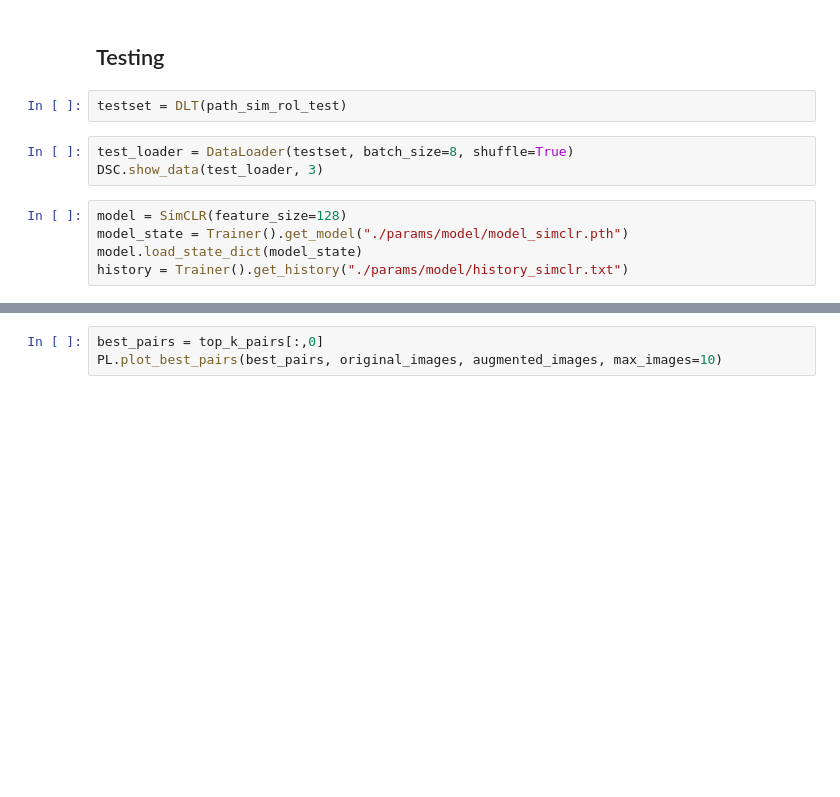
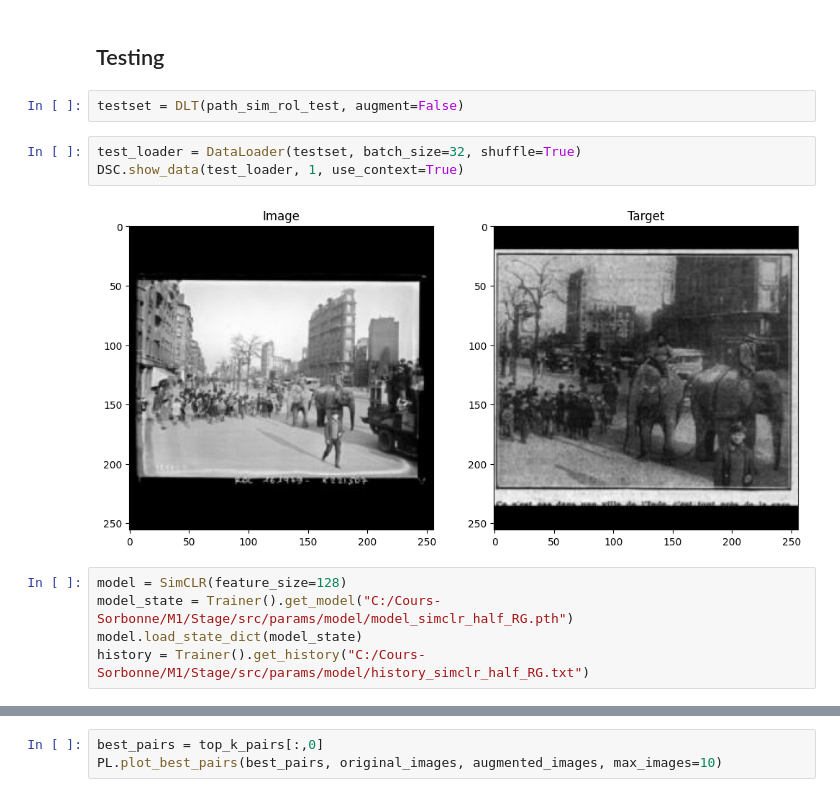
Before and after one commit to Tikai7/SimCLR-Stage, a Jupyter notebook: src/ExperimentSimCLR.ipynb, the cells around one changed output, grey strips where cells are left out. Drawn from its saved outputs; the diff is of its cells as text; blank space fills up the shorter version.

Commit message:
improved precision with half RG effect

```diff
--- a/src/ExperimentSimCLR.ipynb
+++ b/src/ExperimentSimCLR.ipynb
@@ -108,13 +85,15 @@ trainer.save("model_simclr.pth","history_simclr.txt")
 # %% [markdown]
 ## Testing
 # %%
-testset = DLT(path_sim_rol_test)
+testset = DLT(path_sim_rol_test, augment=False)
 # %%
-test_loader = DataLoader(testset, batch_size=8, shuffle=True)
-DSC.show_data(test_loader, 3)
+test_loader = DataLoader(testset, batch_size=32, shuffle=True)
+DSC.show_data(test_loader, 1, use_context=True)
+# %% [output]
+[figure, added]
 # %%
 model = SimCLR(feature_size=128)
-model_state = Trainer().get_model("./params/model/model_simclr.pth")
+model_state = Trainer().get_model("C:/Cours-Sorbonne/M1/Stage/src/params/model/model_simclr_half_RG.pth")
 model.load_state_dict(model_state)
-history = Trainer().get_history("./params/model/history_simclr.txt")
+history = Trainer().get_history("C:/Cours-Sorbonne/M1/Stage/src/params/model/history_simclr_half_RG.txt")
 # %%
```
Also changed, not shown: parts of 4 cells of this notebook, 4 other files.
